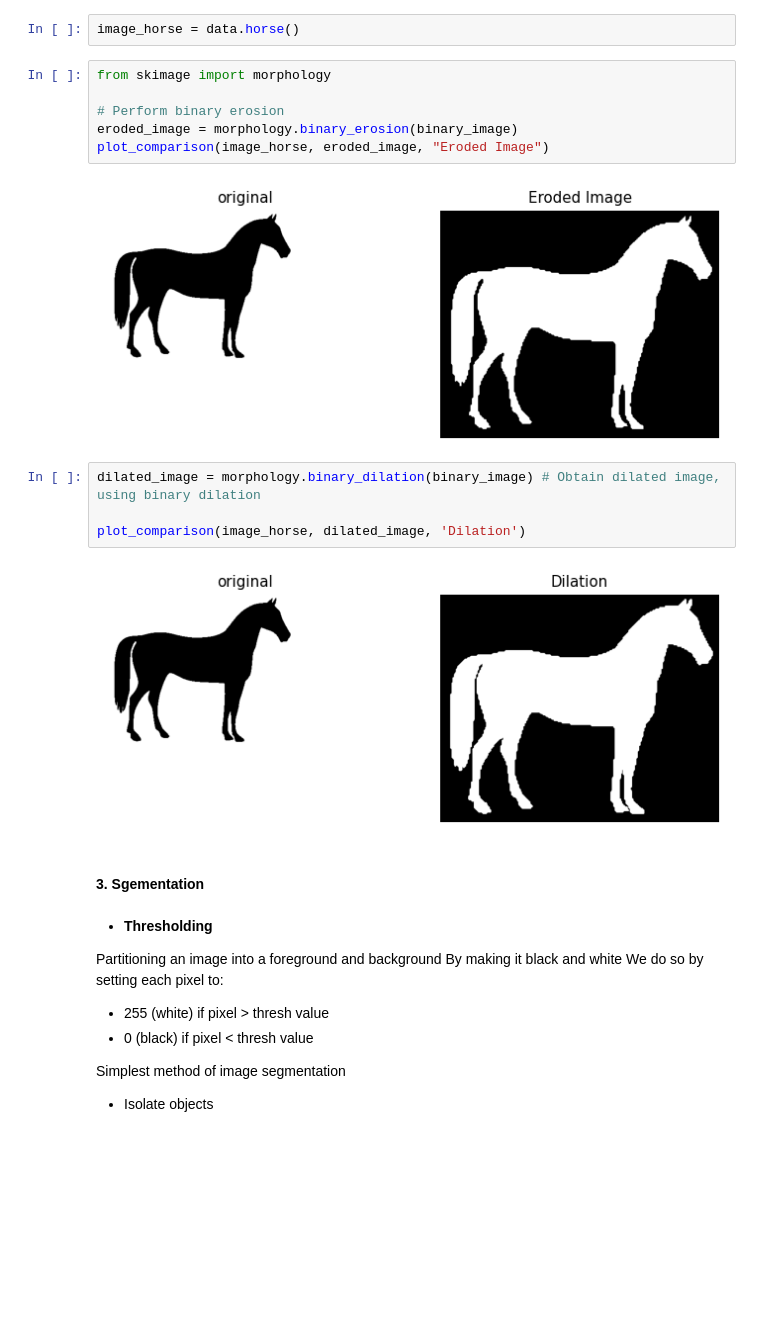
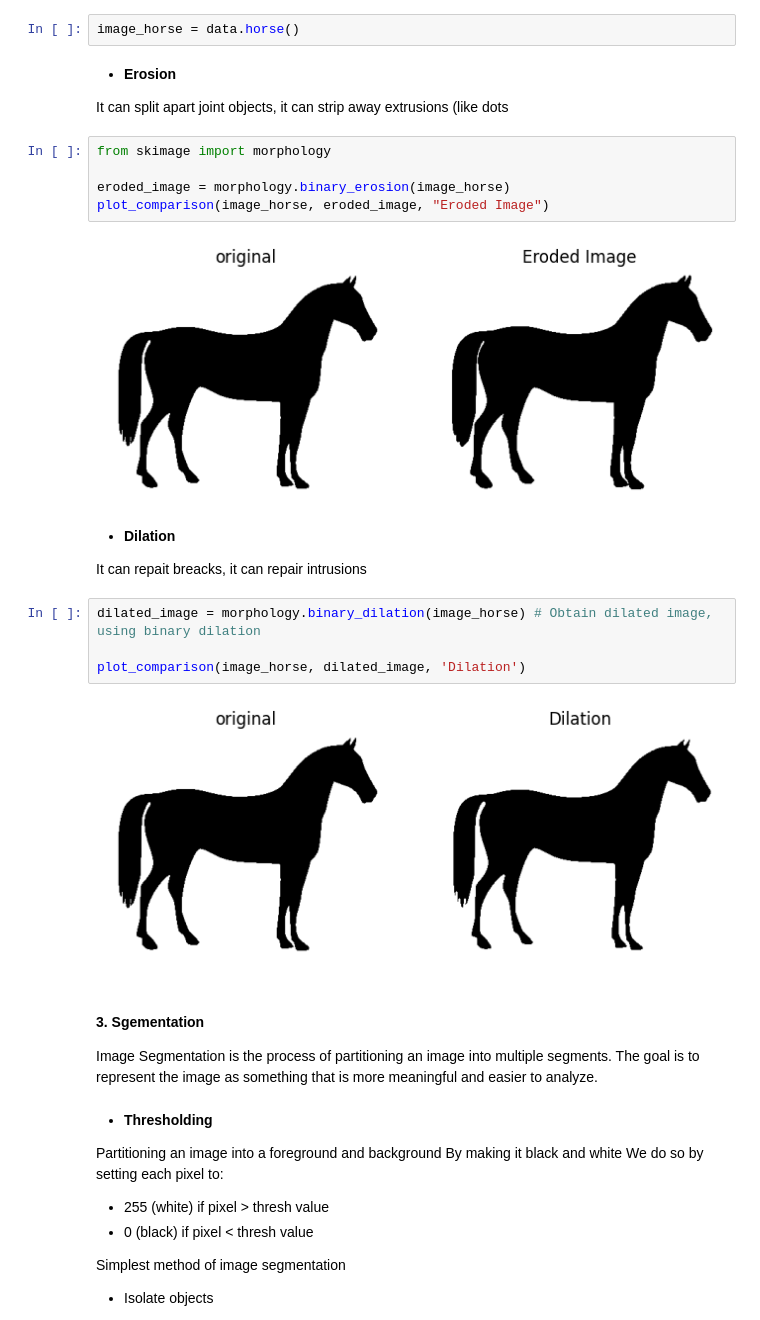
Before and after one commit to sondosaabed/Data-Analyst-Nanodegree, a Jupyter notebook: presentations-I-made/image-processing/image-processing.ipynb, the cells around one changed output. Drawn from its saved outputs; the diff is of its cells as text; blank space fills up the shorter version.

Commit message:
Update on the image processing demo: - Add horiziontal lines to seprate sections - Add theory to each of the main functions - Add canny edge detection - Update all the data into sample data of skimage

```diff
--- a/presentations-I-made/image-processing/image-processing.ipynb
+++ b/presentations-I-made/image-processing/image-processing.ipynb
@@ -242,22 +251,31 @@ show_image( image_resized, 'Resized image')
         - Erosion
 # %%
 image_horse = data.horse()
+# %% [markdown]
+- **Erosion**
+
+It can split apart joint objects, it can strip away extrusions (like dots
 # %%
 from skimage import morphology
 
-# Perform binary erosion
-eroded_image = morphology.binary_erosion(binary_image)
+eroded_image = morphology.binary_erosion(image_horse)
 plot_comparison(image_horse, eroded_image, "Eroded Image")
 # %% [output]
-[figure, old version]
+[figure, new version]
+# %% [markdown]
+- **Dilation**
+
+It can repait breacks, it can repair intrusions
 # %%
-dilated_image = morphology.binary_dilation(binary_image) # Obtain dilated image, using binary dilation
+dilated_image = morphology.binary_dilation(image_horse) # Obtain dilated image, using binary dilation
 
 plot_comparison(image_horse, dilated_image, 'Dilation')
 # %% [output]
-[figure, old version]
+[figure, new version]
-# %% [markdown]
-#### **3. Sgementation**
+# %% [markdown]
+#### **3. Sgementation**
+
+Image Segmentation is the process of partitioning an image into multiple segments. The goal is to represent the image as something that is more meaningful and easier to analyze.
 # %% [markdown]
 - **Thresholding**
 
```
Also changed, not shown: parts of 37 cells of this notebook.
